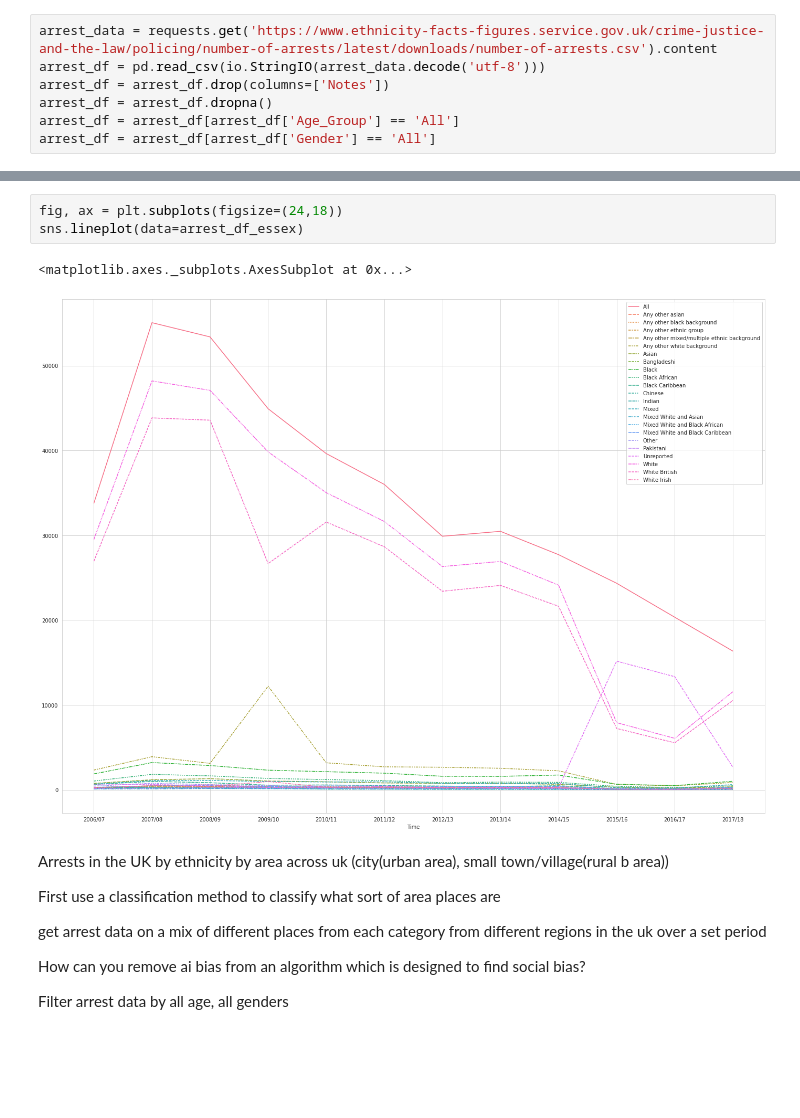
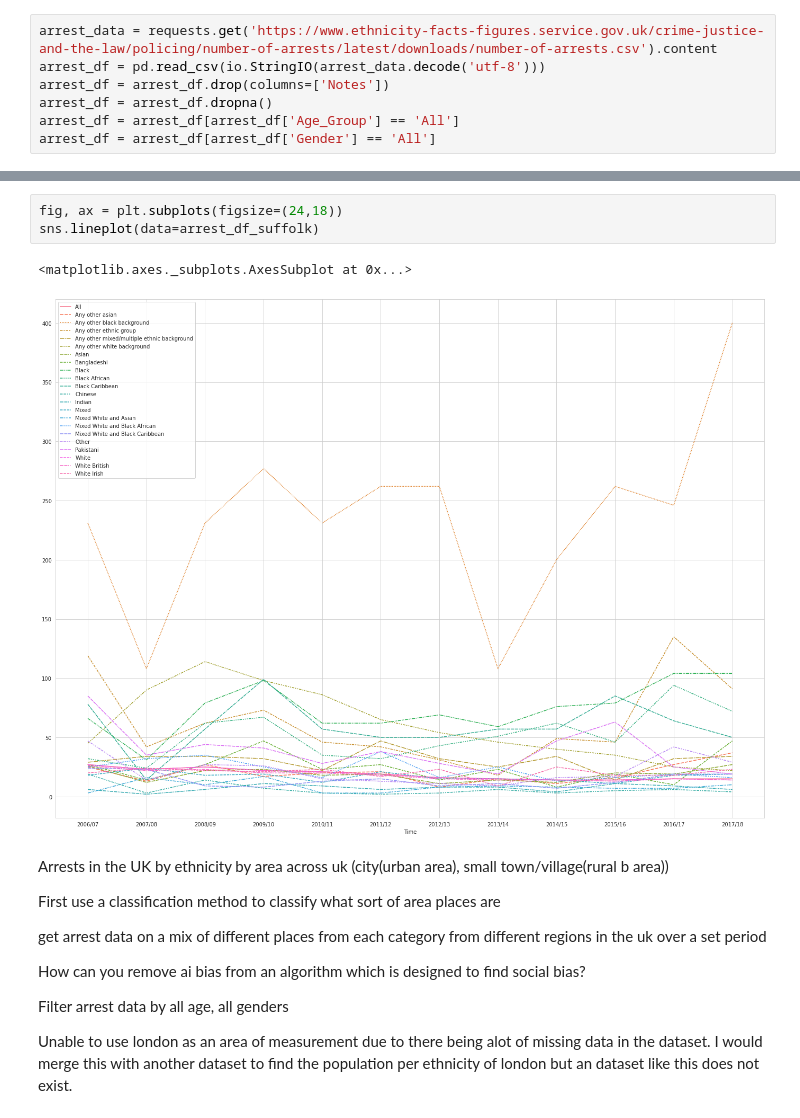
Before and after one commit to ab17254/ce888, a Jupyter notebook: Assignment/preprocessing_assignment1.ipynb, the cells around one changed output, grey strips where cells are left out. Cells and saved outputs as stored; diff of their text form; blank space fills up the shorter version.

```diff
--- a/Assignment/preprocessing_assignment1.ipynb
+++ b/Assignment/preprocessing_assignment1.ipynb
@@ -50,9 +51,9 @@ arrest_df_essex
 # %%
 fig, ax = plt.subplots(figsize=(24,18))
-sns.lineplot(data=arrest_df_essex)
+sns.lineplot(data=arrest_df_suffolk)
 # %% [output]
 <matplotlib.axes._subplots.AxesSubplot at 0x...>
-[figure, old version]
+[figure, new version]
 # %% [markdown]
 Arrests in the UK by ethnicity by area across uk (city(urban area), small town/village(rural b area))
 
@@ -67,3 +68,5 @@ How can you remove ai bias from an algorithm which is designed to find social bi
 
 
 Filter arrest data by all age, all genders
+
+Unable to use london as an area of measurement due to there being alot of missing data in the dataset. I would merge this with another dataset to find the population per ethnicity of london but an dataset like this does not exist.
```
Also changed, not shown: parts of 5 cells of this notebook.
